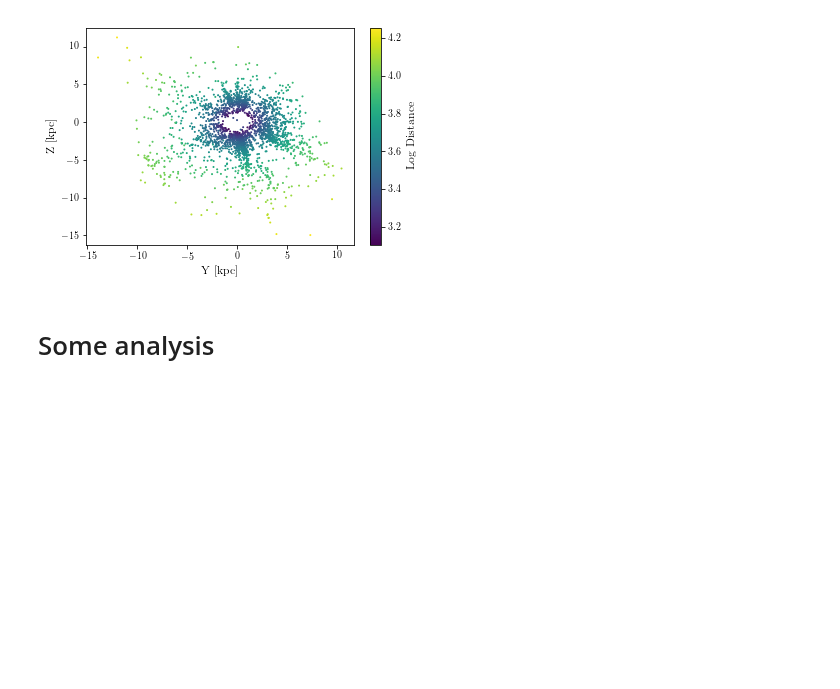
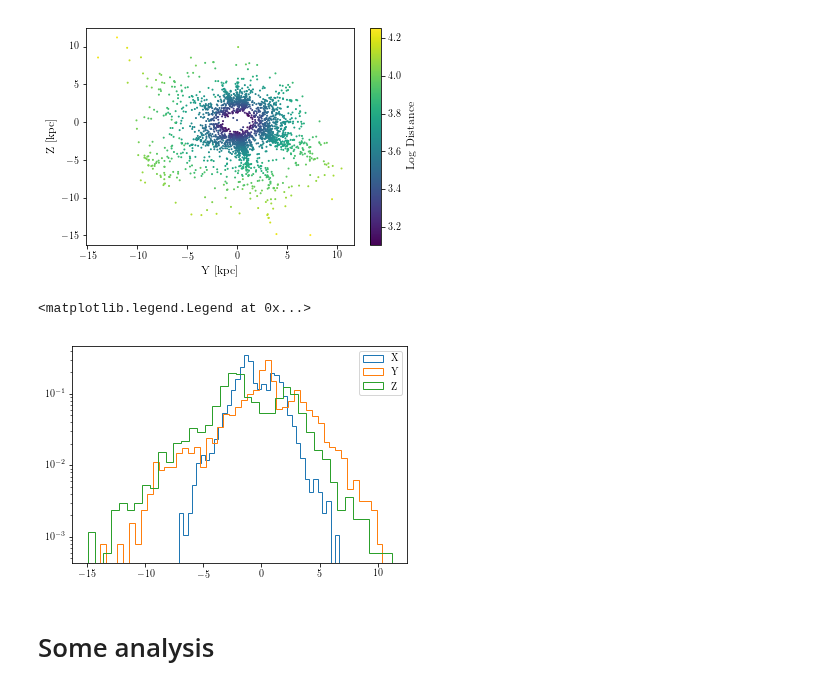
Before and after one commit to tzdwi/GaiaSprintMassive, a Jupyter notebook: WISE/data/bright_sample/sample.ipynb, the cells around one changed output. Drawn from its saved outputs; the diff is of its cells as text; code cells hidden in the pictures; blank space fills up the shorter version.

```diff
--- a/WISE/data/bright_sample/sample.ipynb
+++ b/WISE/data/bright_sample/sample.ipynb
@@ -364,3 +346,15 @@ plt.savefig('masive_colorcolor.png')
+# %%
+plt.hist(c.cartesian.x.value*1e-3,bins='auto', normed=True, stacked=True,
+         histtype='step', lw=1, label='X')
+plt.hist(c.cartesian.y.value*1e-3,bins='auto', normed=True, stacked=True,
+         histtype='step', lw=1, label='Y')
+plt.hist(c.cartesian.z.value*1e-3,bins='auto', normed=True, stacked=True,
+         histtype='step', lw=1, label='Z')
+plt.yscale('log')
+plt.legend()
+# %% [output]
+<matplotlib.legend.Legend at 0x...>
+[figure, added]
 # %%
 #Let's write out to CSV
 good.to_csv('massive.csv.gz',index=False,compression='gzip')
```
Also changed, not shown: parts of 13 cells of this notebook, 2 other files.
